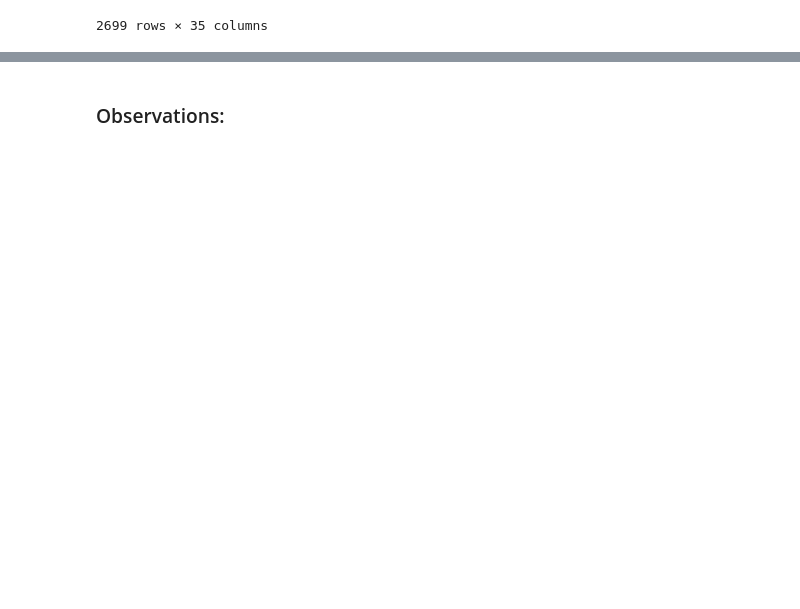
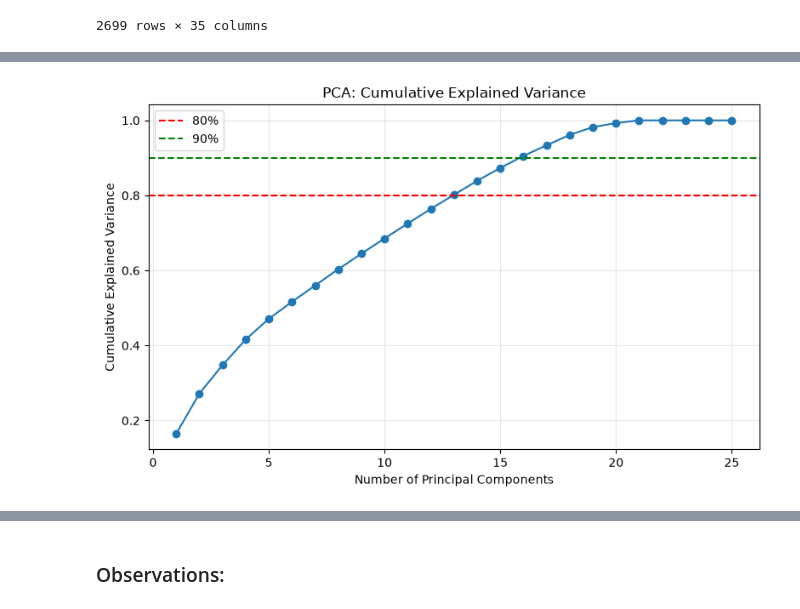
Before and after one commit to FredWltr/NameThatLLM, a Jupyter notebook: NameThatLLM.ipynb, the cells around one changed output, grey strips where cells are left out. Cells and saved outputs as stored; diff of their text form; code cells hidden in the pictures; blank space fills up the shorter version.

```diff
--- a/NameThatLLM.ipynb
+++ b/NameThatLLM.ipynb
@@ -290,3 +428,30 @@ plt.show()
+# %%
+pca_full = PCA().fit(X_scaled)
+
+cumulative_variance = pca_full.explained_variance_ratio_.cumsum()
+
+plt.figure(figsize=(8, 5))
+plt.plot(
+    range(1, len(cumulative_variance) + 1),
+    cumulative_variance,
+    marker="o"
+)
+
+plt.axhline(0.80, color="red", linestyle="--", label="80%")
+plt.axhline(0.90, color="green", linestyle="--", label="90%")
+
+plt.xlabel("Number of Principal Components")
+plt.ylabel("Cumulative Explained Variance")
+plt.title("PCA: Cumulative Explained Variance")
+plt.legend()
+plt.grid(alpha=0.3)
+plt.tight_layout()
+plt.show()
+
+# We would need a minimum of 14 PCs to explain over 80% of the variance.
+# Punctuation is complex and required a relatively high number of PCs to explain variance.
+# %% [output]
+[figure, added]
 # %%
 # Flag unusual sentence lengths and punctuation rates using the 1.5 * IQR rule. Inspect examples to distinguish legitimate writing patterns from measurement or data errors.
 features_to_review = ["avg_sentence_length","punctuation_per_100_words"]
```
Also changed, not shown: parts of 7 cells of this notebook.
